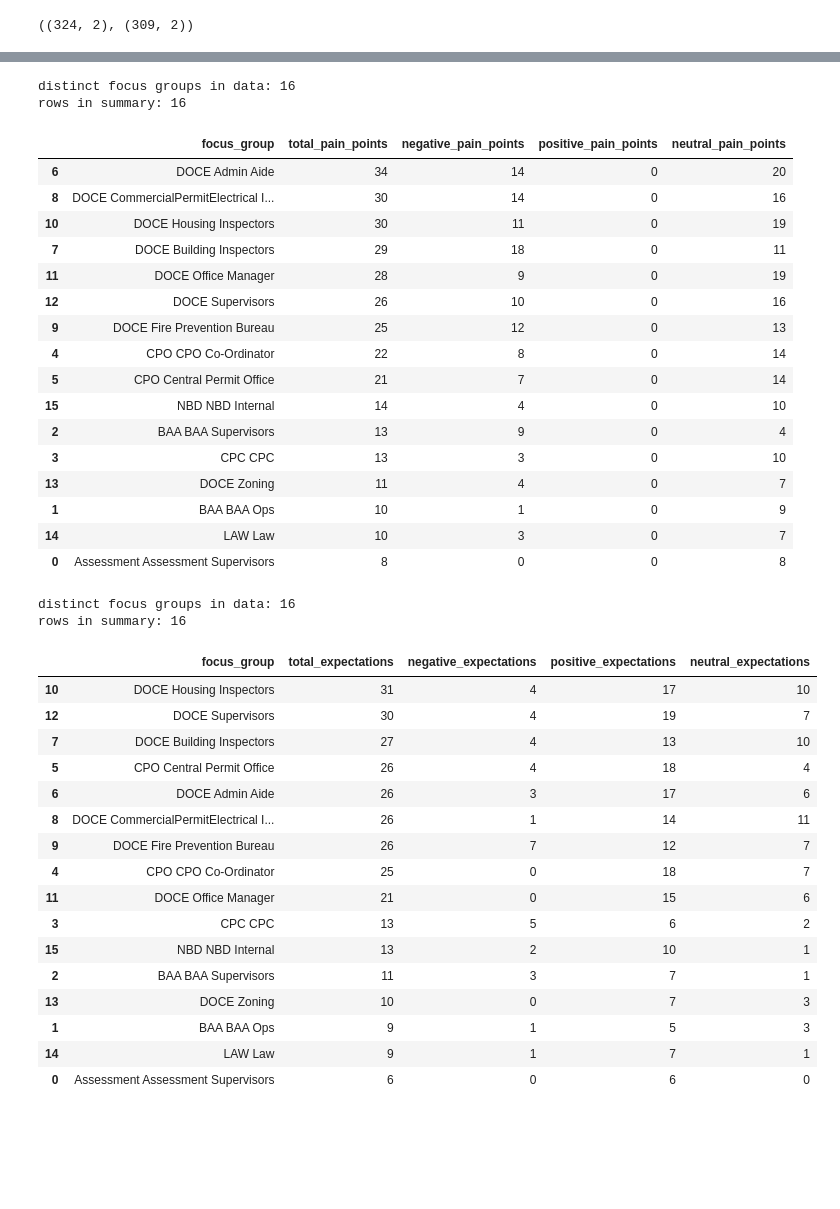
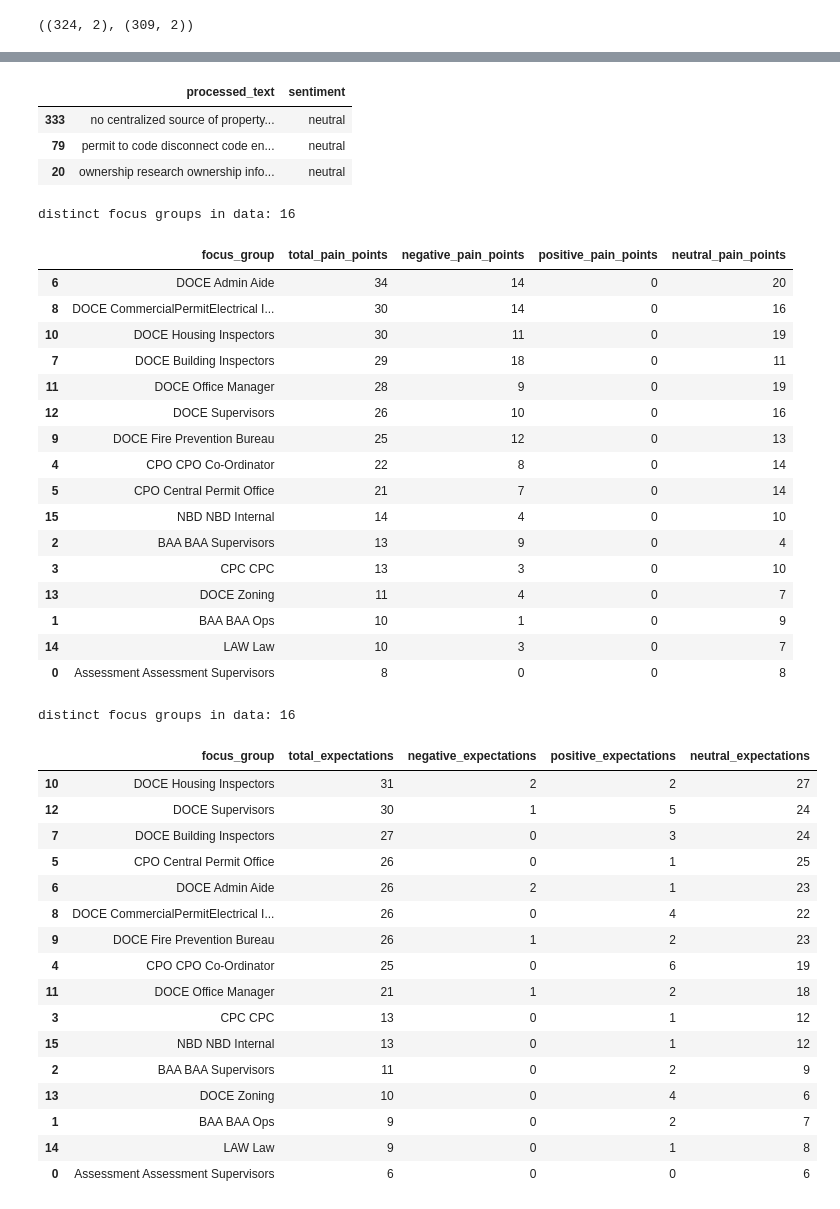
Before and after one commit to lilswapnil/IPS, a Jupyter notebook: round1/code/3. data_preprocessing.ipynb, the cells around one changed output, grey strips where cells are left out. Drawn from its saved outputs; the diff is of its cells as text; code cells hidden in the pictures; blank space fills up the shorter version.

```diff
--- a/round1/code/3. data_preprocessing.ipynb
+++ b/round1/code/3. data_preprocessing.ipynb
@@ -224,6 +155,13 @@ Notes:
 | 1 | historical record management hist... | neutral |
 | 2 | incomplete property history ips d... | neutral |
 | 3 | large plan viewing large plans an... | neutral |
+# %%
+df_pain_points[["processed_text", "sentiment"]].sample(3)
+# %% [output]
+|  | processed_text | sentiment |
+| 333 | no centralized source of property... | neutral |
+| 79 | permit to code disconnect code en... | neutral |
+| 20 | ownership research ownership info... | neutral |
 # %%
 # total pain points per focus group (show all groups)
 pain_points_summary = df_pain_points.groupby("focus_group", dropna=False).agg(
@@ -235,12 +173,10 @@ pain_points_summary = df_pain_points.groupby("focus_group", dropna=False).agg(
 
 # Validation: these two numbers should match
 print("distinct focus groups in data:", df_pain_points["focus_group"].nunique(dropna=False))
-print("rows in summary:", len(pain_points_summary))
 
 pain_points_summary.sort_values(by=["total_pain_points", "focus_group"], ascending=[False, True])
 # %% [output]
 distinct focus groups in data: 16
-rows in summary: 16
 |  | focus_group | total_pain_points | negative_pain_points | positive_pain_points | neutral_pain_points |
 | 6 | DOCE Admin Aide | 34 | 14 | 0 | 20 |
 | 8 | DOCE CommercialPermitElectrical I... | 30 | 14 | 0 | 16 |
@@ -272,29 +205,26 @@ expectations_summary = df_expectations.groupby("focus_group", dropna=False).agg(
 
 # Validation: these two numbers should match
 print("distinct focus groups in data:", df_expectations["focus_group"].nunique(dropna=False))
-print("rows in summary:", len(expectations_summary))
-
 expectations_summary.sort_values(by=["total_expectations", "focus_group"], ascending=[False, True])
 # %% [output]
 distinct focus groups in data: 16
-rows in summary: 16
 |  | focus_group | total_expectations | negative_expectations | positive_expectations | neutral_expectations |
-| 10 | DOCE Housing Inspectors | 31 | 4 | 17 | 10 |
-| 12 | DOCE Supervisors | 30 | 4 | 19 | 7 |
-| 7 | DOCE Building Inspectors | 27 | 4 | 13 | 10 |
-| 5 | CPO Central Permit Office | 26 | 4 | 18 | 4 |
-| 6 | DOCE Admin Aide | 26 | 3 | 17 | 6 |
-| 8 | DOCE CommercialPermitElectrical I... | 26 | 1 | 14 | 11 |
-| 9 | DOCE Fire Prevention Bureau | 26 | 7 | 12 | 7 |
-| 4 | CPO CPO Co-Ordinator | 25 | 0 | 18 | 7 |
-| 11 | DOCE Office Manager | 21 | 0 | 15 | 6 |
-| 3 | CPC CPC | 13 | 5 | 6 | 2 |
-| 15 | NBD NBD Internal | 13 | 2 | 10 | 1 |
-| 2 | BAA BAA Supervisors | 11 | 3 | 7 | 1 |
-| 13 | DOCE Zoning | 10 | 0 | 7 | 3 |
-| 1 | BAA BAA Ops | 9 | 1 | 5 | 3 |
-| 14 | LAW Law | 9 | 1 | 7 | 1 |
-| 0 | Assessment Assessment Supervisors | 6 | 0 | 6 | 0 |
+| 10 | DOCE Housing Inspectors | 31 | 2 | 2 | 27 |
+| 12 | DOCE Supervisors | 30 | 1 | 5 | 24 |
+| 7 | DOCE Building Inspectors | 27 | 0 | 3 | 24 |
+| 5 | CPO Central Permit Office | 26 | 0 | 1 | 25 |
+| 6 | DOCE Admin Aide | 26 | 2 | 1 | 23 |
+| 8 | DOCE CommercialPermitElectrical I... | 26 | 0 | 4 | 22 |
+| 9 | DOCE Fire Prevention Bureau | 26 | 1 | 2 | 23 |
+| 4 | CPO CPO Co-Ordinator | 25 | 0 | 6 | 19 |
+| 11 | DOCE Office Manager | 21 | 1 | 2 | 18 |
+| 3 | CPC CPC | 13 | 0 | 1 | 12 |
+| 15 | NBD NBD Internal | 13 | 0 | 1 | 12 |
+| 2 | BAA BAA Supervisors | 11 | 0 | 2 | 9 |
+| 13 | DOCE Zoning | 10 | 0 | 4 | 6 |
+| 1 | BAA BAA Ops | 9 | 0 | 2 | 7 |
+| 14 | LAW Law | 9 | 0 | 1 | 8 |
+| 0 | Assessment Assessment Supervisors | 6 | 0 | 0 | 6 |
 # %%
 # display expectations that are negative
 neg_expectations = df_expectations.loc[
```
Also changed, not shown: parts of 18 cells of this notebook, 2 other files.
